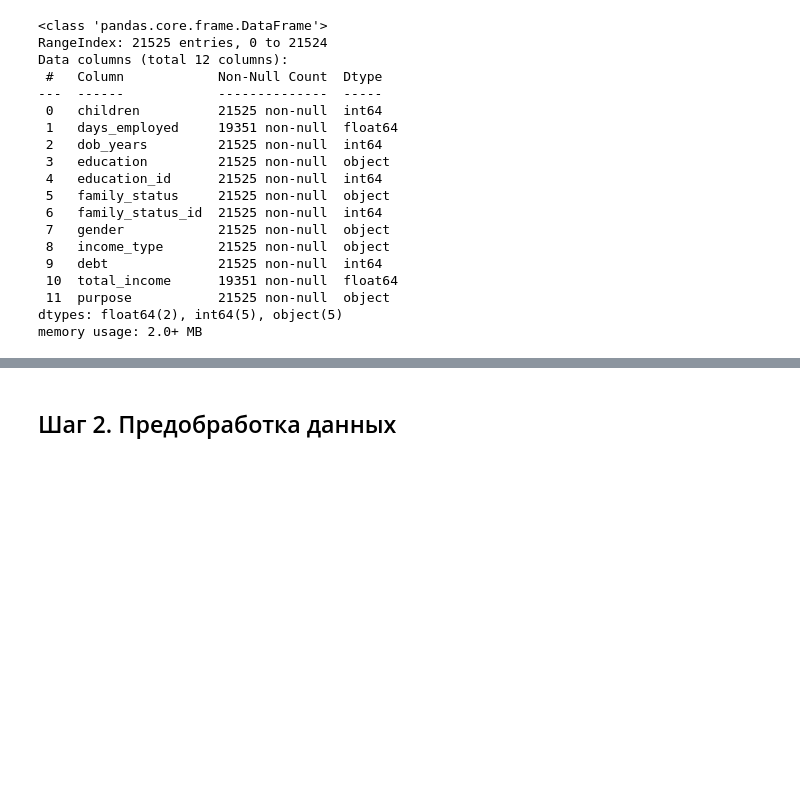
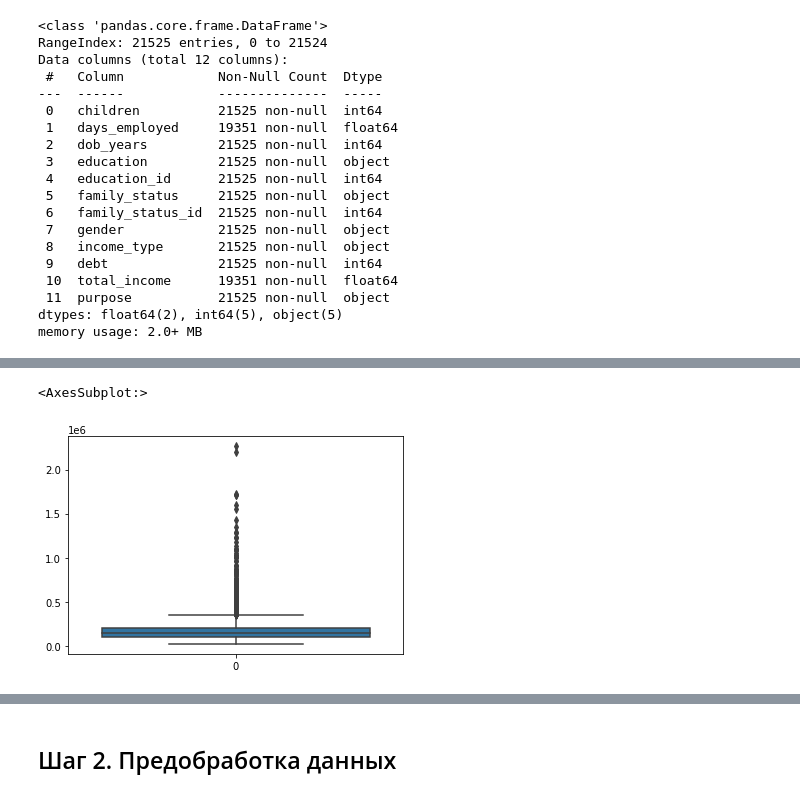
Before and after one commit to parabatareek/DataAnalyst, a Jupyter notebook: Projects/Project 3 - Исследование надёжности заёмщиков/Project 3 - Исследование надёжности заёмщиков 1.0.ipynb, the cells around one changed output, grey strips where cells are left out. Saved outputs shown, nothing was run; the diff lists cells and outputs as text; code cells hidden in the pictures; blank space fills up the shorter version.

```diff
--- a/Projects/Project 3 - Исследование надёжности заёмщиков/Project 3 - Исследование надёжности заёмщиков 1.0.ipynb
+++ b/Projects/Project 3 - Исследование надёжности заёмщиков/Project 3 - Исследование надёжности заёмщиков 1.0.ipynb
@@ -67,3 +82,8 @@ memory usage: 2.0+ MB
+# %%
+sns.boxplot(data=data['total_income'])
+# %% [output]
+<AxesSubplot:>
+[figure, added]
 # %% [markdown]
 **Вывод**
 1. data['days_employed']:
```
Also changed, not shown: parts of 5 cells of this notebook, 1 other file.
